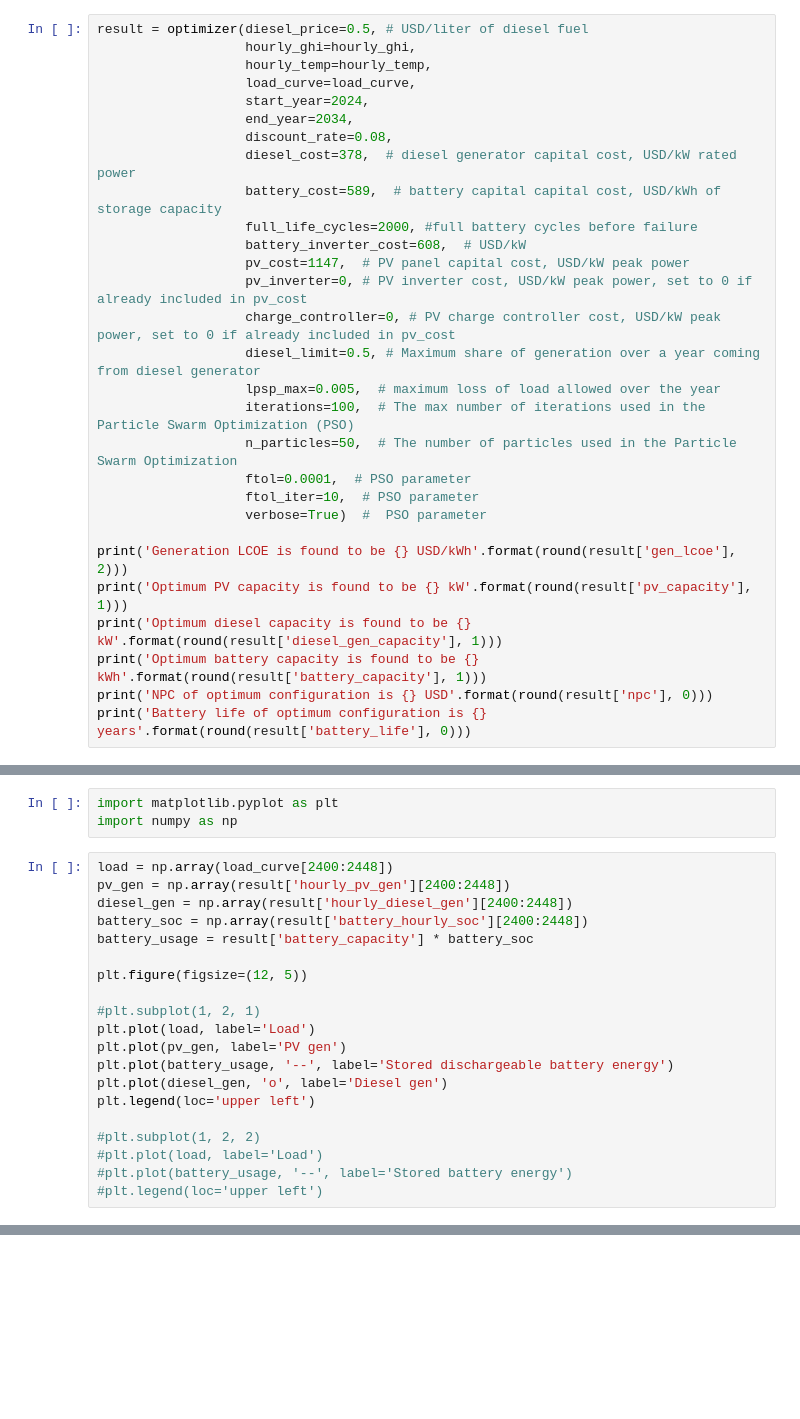
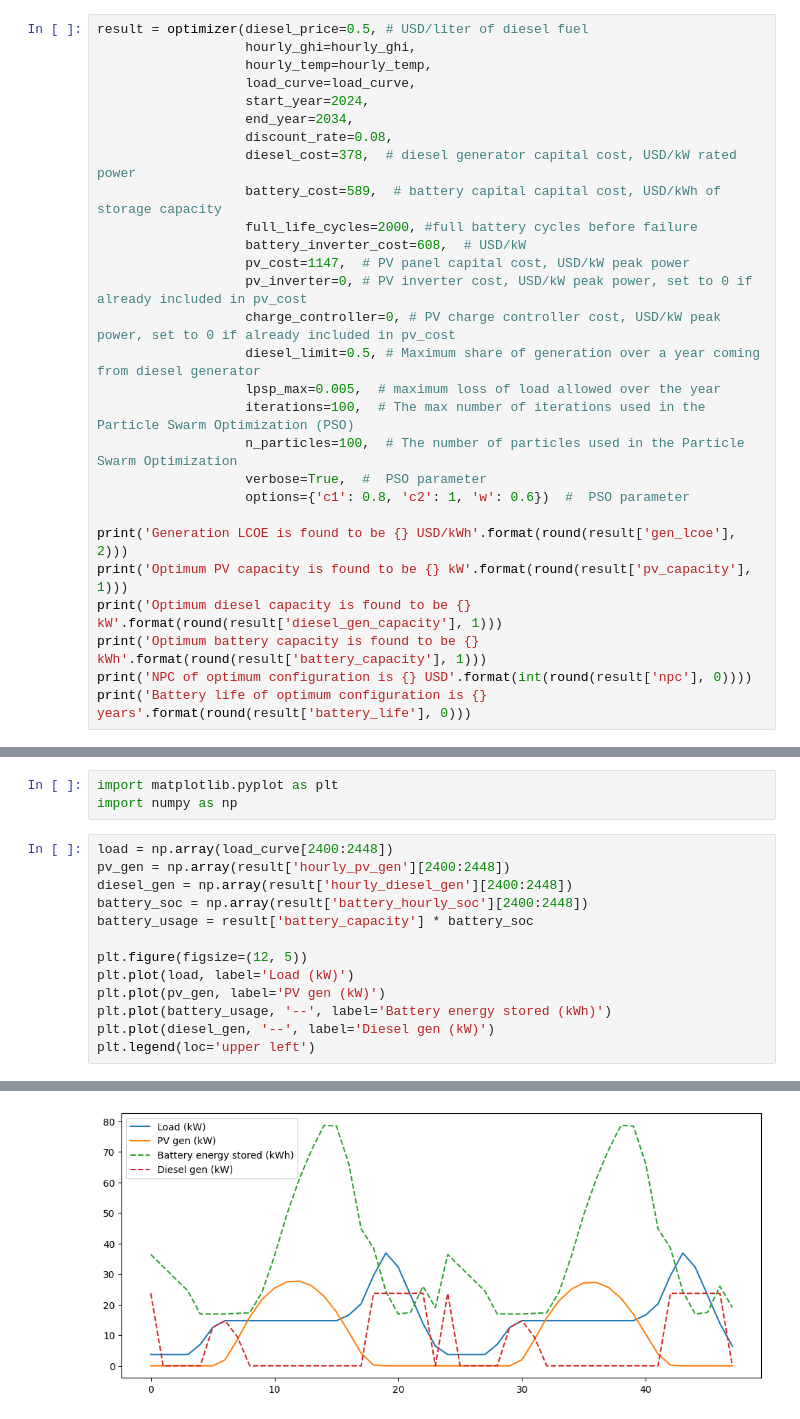
Before and after one commit to AndreasSahlberg/hybrid-mini-grid-optimization, a Jupyter notebook: Example_single_location.ipynb, the cells around one changed output, grey strips where cells are left out. Saved outputs shown, nothing was run; the diff lists cells and outputs as text; blank space fills up the shorter version.

```diff
--- a/Example_single_location.ipynb
+++ b/Example_single_location.ipynb
@@ -59,14 +59,13 @@ result = optimizer(diesel_price=0.5, # USD/liter of diesel fuel
                    diesel_limit=0.5, # Maximum share of generation over a year coming from diesel generator
                    lpsp_max=0.005,  # maximum loss of load allowed over the year
                    iterations=100,  # The max number of iterations used in the Particle Swarm Optimization (PSO)
-                   n_particles=50,  # The number of particles used in the Particle Swarm Optimization
-                   ftol=0.0001,  # PSO parameter
-                   ftol_iter=10,  # PSO parameter
-                   verbose=True)  #  PSO parameter
+                   n_particles=100,  # The number of particles used in the Particle Swarm Optimization
+                   verbose=True,  #  PSO parameter
+                   options={'c1': 0.8, 'c2': 1, 'w': 0.6})  #  PSO parameter
 
 print('Generation LCOE is found to be {} USD/kWh'.format(round(result['gen_lcoe'], 2)))
 print('Optimum PV capacity is found to be {} kW'.format(round(result['pv_capacity'], 1)))
 print('Optimum diesel capacity is found to be {} kW'.format(round(result['diesel_gen_capacity'], 1)))
 print('Optimum battery capacity is found to be {} kWh'.format(round(result['battery_capacity'], 1)))
-print('NPC of optimum configuration is {} USD'.format(round(result['npc'], 0)))
+print('NPC of optimum configuration is {} USD'.format(int(round(result['npc'], 0))))
 print('Battery life of optimum configuration is {} years'.format(round(result['battery_life'], 0)))
@@ -83,15 +91,9 @@ battery_soc = np.array(result['battery_hourly_soc'][2400:2448])
 battery_usage = result['battery_capacity'] * battery_soc
 
 plt.figure(figsize=(12, 5))
-
-#plt.subplot(1, 2, 1)
-plt.plot(load, label='Load')
-plt.plot(pv_gen, label='PV gen')
-plt.plot(battery_usage, '--', label='Stored dischargeable battery energy')
-plt.plot(diesel_gen, 'o', label='Diesel gen')
+plt.plot(load, label='Load (kW)')
+plt.plot(pv_gen, label='PV gen (kW)')
+plt.plot(battery_usage, '--', label='Battery energy stored (kWh)')
+plt.plot(diesel_gen, '--', label='Diesel gen (kW)')
 plt.legend(loc='upper left')
-
-#plt.subplot(1, 2, 2)
-#plt.plot(load, label='Load')
-#plt.plot(battery_usage, '--', label='Stored battery energy')
-#plt.legend(loc='upper left')
+# %% [output]
@@ -97,0 +101 @@ plt.legend(loc='upper left')
+[figure, added]
```
Also changed, not shown: parts of 2 cells of this notebook, 3 other files.
